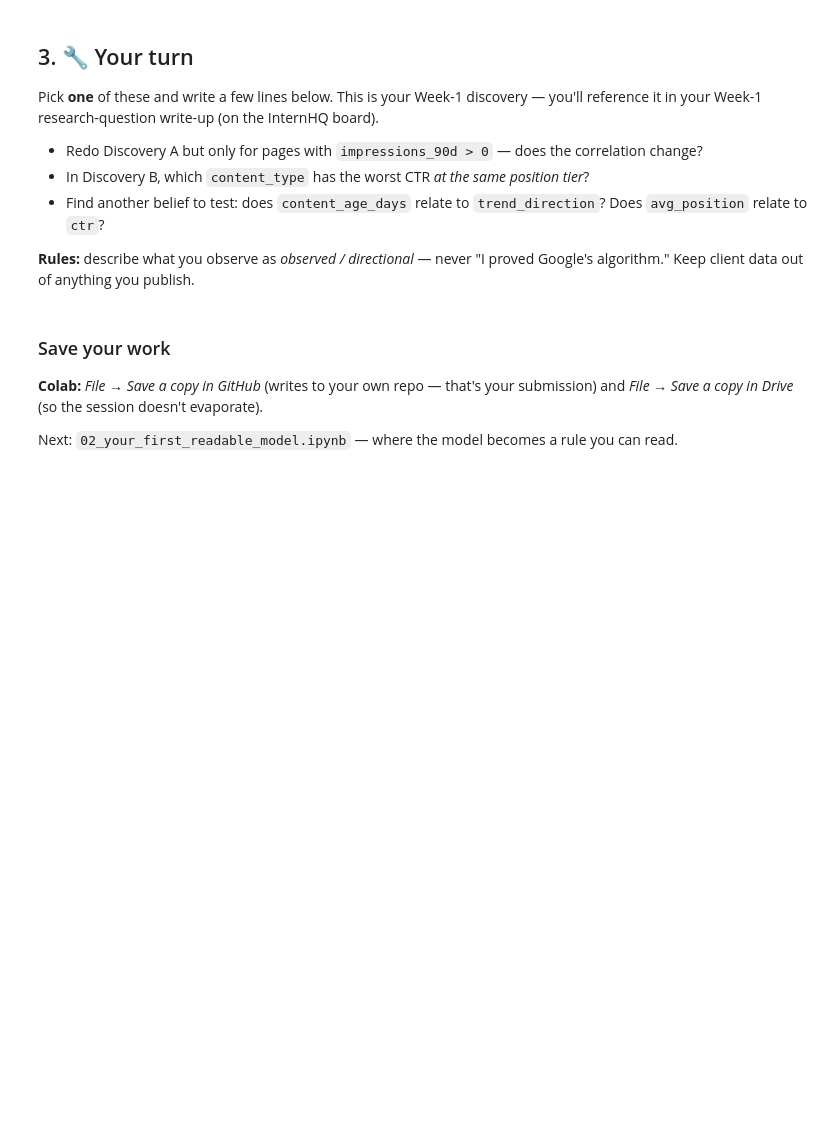
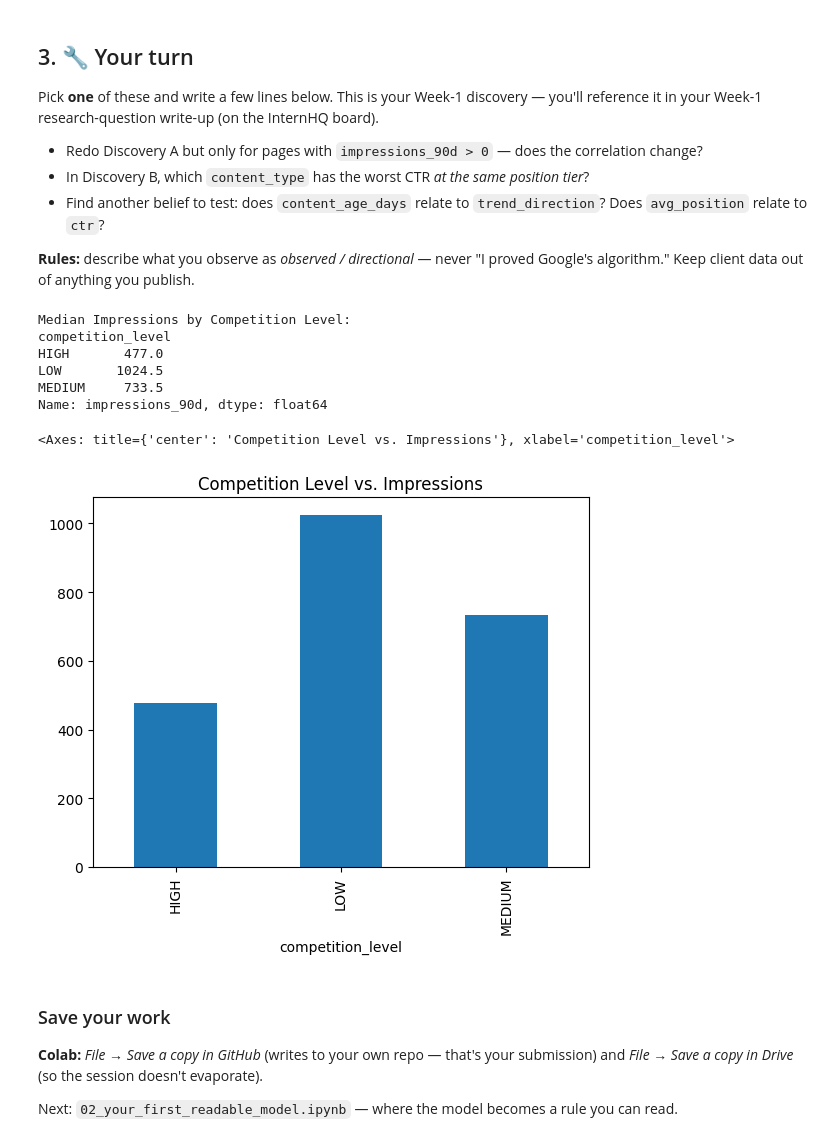
Before and after one commit to peachy-naomi/flyrank_ml_tasks, a Jupyter notebook: notebooks/01_first_look_and_discovery.ipynb, the cells around one changed output. Drawn from its saved outputs; the diff is of its cells as text; code cells hidden in the pictures; blank space fills up the shorter version.

```diff
--- a/notebooks/01_first_look_and_discovery.ipynb
+++ b/notebooks/01_first_look_and_discovery.ipynb
@@ -99,6 +153,24 @@ Pick **one** of these and write a few lines below. This is your Week-1 discovery
 **Rules:** describe what you observe as *observed / directional* — never "I proved Google's algorithm." Keep client data out of anything you publish.
 # %%
 # Your discovery here
+# My Discovery: Does "Competition" relate to how much traffic (Impressions) we get?
+# Let's see if high competition actually stops us from being seen.
+
+comp_discovery = df.groupby('competition_level')['impressions_90d'].median()
+print("Median Impressions by Competition Level:")
+print(comp_discovery)
+
+# Let's visualize it
+comp_discovery.plot(kind='bar', title='Competition Level vs. Impressions')
+# %% [output]
+Median Impressions by Competition Level:
+competition_level
+HIGH       477.0
+LOW       1024.5
+MEDIUM     733.5
+Name: impressions_90d, dtype: float64
+<Axes: title={'center': 'Competition Level vs. Impressions'}, xlabel='competition_level'>
+[figure, added]
 # %% [markdown]
 ### Save your work
 **Colab:** *File → Save a copy in GitHub* (writes to your own repo — that's your submission) and *File → Save a copy in Drive* (so the session doesn't evaporate).
```
Also changed, not shown: parts of 7 cells of this notebook.
